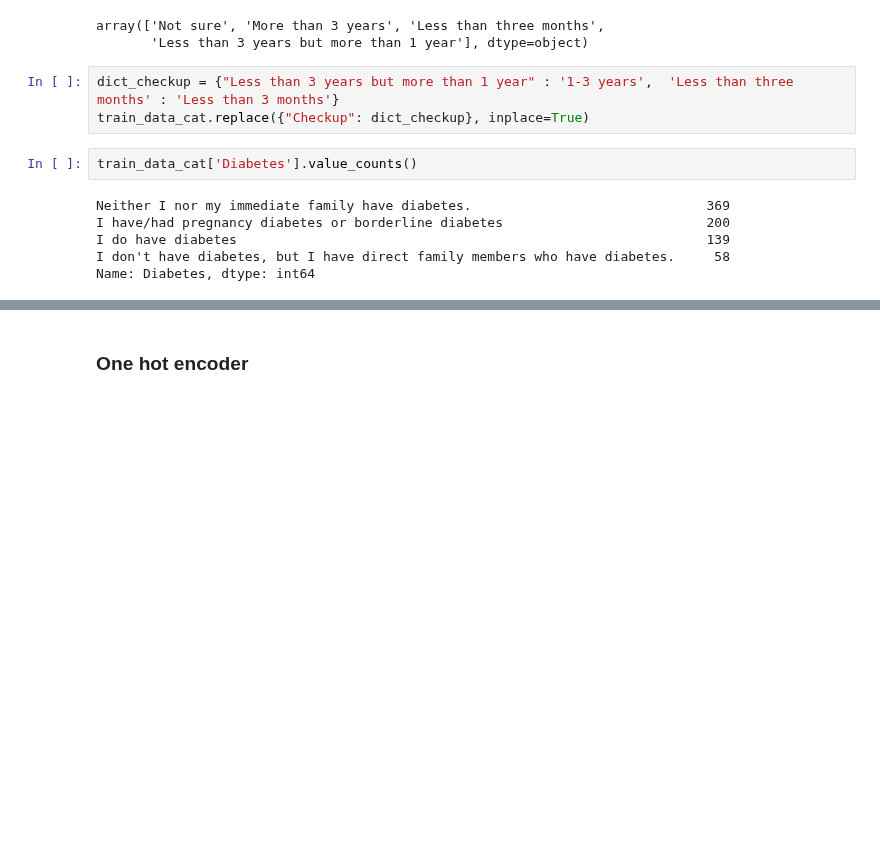
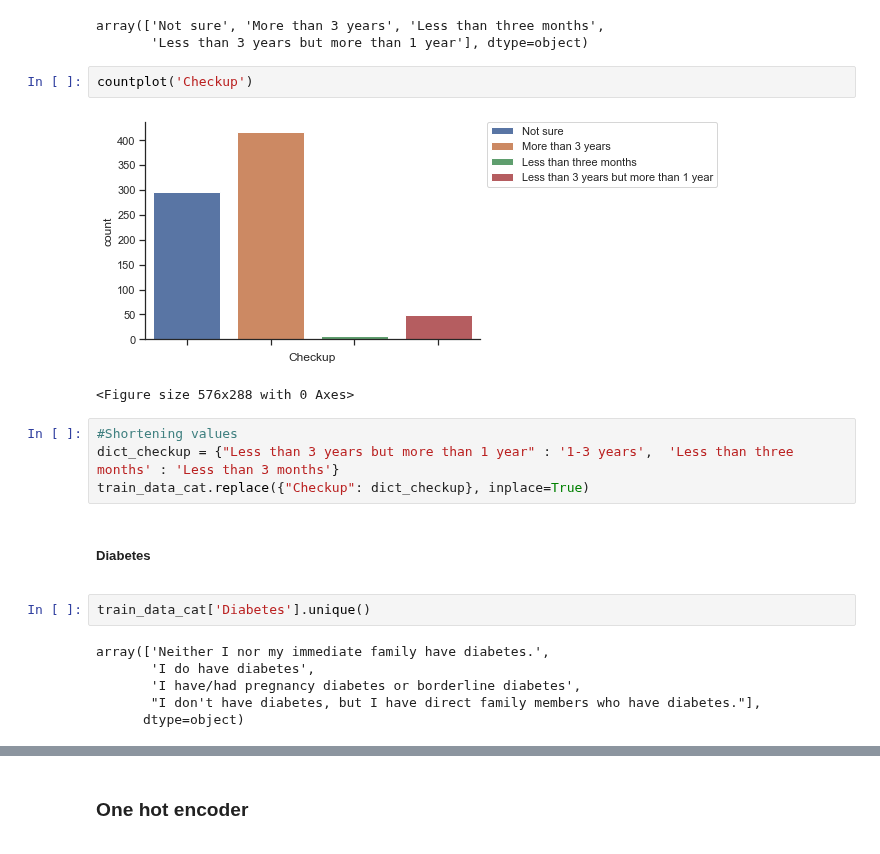
Before and after one commit to henrymmarques/MLProject, a Jupyter notebook: Group03 - ML Project.ipynb, the cells around one changed output, grey strips where cells are left out. Cells and saved outputs as stored; diff of their text form; blank space fills up the shorter version.

```diff
--- a/Group03 - ML Project.ipynb
+++ b/Group03 - ML Project.ipynb
@@ -456,14 +508,27 @@ train_data_cat['Checkup'].unique()
 # %% [output]
 array(['Not sure', 'More than 3 years', 'Less than three months',
        'Less than 3 years but more than 1 year'], dtype=object)
+# %%
+countplot('Checkup')
+# %% [output]
+[figure, added]
+<Figure size 576x288 with 0 Axes>
 # %%
+#Shortening values
 dict_checkup = {"Less than 3 years but more than 1 year" : '1-3 years',  'Less than three months' : 'Less than 3 months'}
 train_data_cat.replace({"Checkup": dict_checkup}, inplace=True)
+# %% [markdown]
+<a class="anchor" id="4th-bullet">
+
+
+##### Diabetes
+
+</a>
 # %%
-train_data_cat['Diabetes'].value_counts()
+train_data_cat['Diabetes'].unique()
 # %% [output]
-Neither I nor my immediate family have diabetes.                              369
-I have/had pregnancy diabetes or borderline diabetes                          200
-I do have diabetes                                                            139
-I don't have diabetes, but I have direct family members who have diabetes.     58
-Name: Diabetes, dtype: int64
+array(['Neither I nor my immediate family have diabetes.',
+       'I do have diabetes',
+       'I have/had pregnancy diabetes or borderline diabetes',
+       "I don't have diabetes, but I have direct family members who have diabetes."],
+      dtype=object)
```
Also changed, not shown: parts of 19 cells of this notebook.
